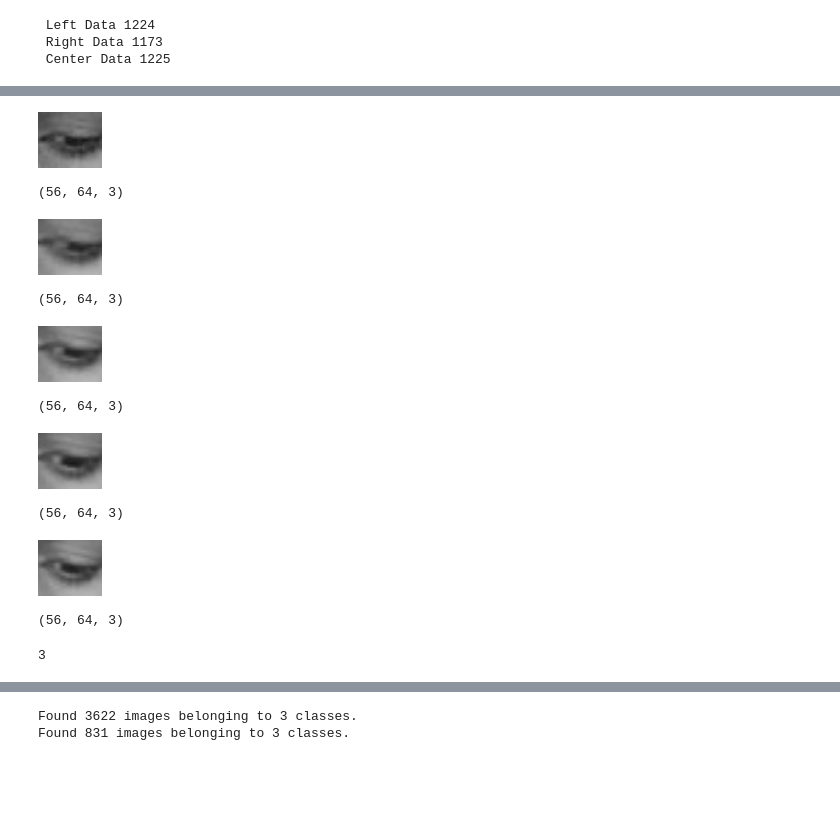
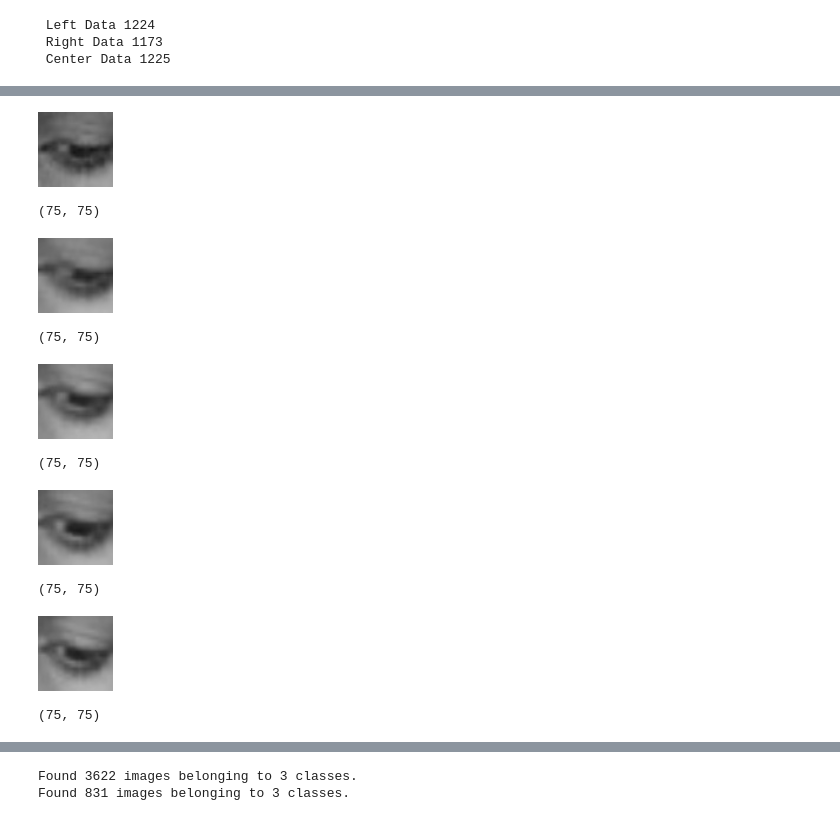
Before and after one commit to ImranRiazChohan/EyeGazeMovementDetection, a Jupyter notebook: TrainingEyeGazeMovementClassification.ipynb, the cells around one changed output, grey strips where cells are left out. Drawn from its saved outputs; the diff is of its cells as text; code cells hidden in the pictures; blank space fills up the shorter version.

```diff
--- a/TrainingEyeGazeMovementClassification.ipynb
+++ b/TrainingEyeGazeMovementClassification.ipynb
@@ -40,6 +53,21 @@ len(center_data))
+# %%
+train_right_img=[]
+for i in range(len(right_data)):
+  path=train_right+"/"+right_data[i]
+  img=cv2.imread(path)
+  img=cv2.cvtColor(img,cv2.COLOR_BGR2GRAY)
+  cvt_img=cv2.resize(img,(75,75),1)
+  train_right_img.append(cvt_img)
+# %%
+train_center_img=[]
+for i in range(len(center_data)):
+  path=train_center+"/"+center_data[i]
+  img=cv2.imread(path)
+  img=cv2.cvtColor(img,cv2.COLOR_BGR2GRAY)
+  cvt_img=cv2.resize(img,(75,75),1)
+  train_center_img.append(cvt_img)
 # %%
 for i in range(0,5):
-  path=train_left+'/'+left_data[i]
-  image=cv2.imread(path)
-  cv2_imshow(image)
+  cv2_imshow(train_left_img[i])
+  print(train_left_img[i].shape)
 # %% [output]
@@ -51,6 +84,5 @@ for i in range(0,5):
 # %%
 for i in range(0,5):
-  path=train_right+'/'+right_data[i]
-  image=cv2.imread(path)
-  cv2_imshow(image)
+  cv2_imshow(train_right_img[i])
+  print(train_right_img[i].shape)
 # %% [output]
@@ -62,24 +99,18 @@ for i in range(0,5):
 # %%
 for i in range (0,5):
-  path=train_center+"/"+center_data[i]
-  image=cv2.imread(path)
-  cv2_imshow(image)
-  print(image.shape)
+  cv2_imshow(train_center_img[i])
+  print(train_center_img[i].shape)
 # %% [output]
-[figure, old version]
+[figure, new version]
-(56, 64, 3)
+(75, 75)
-[figure, old version]
+[figure, new version]
-(56, 64, 3)
+(75, 75)
-[figure, old version]
+[figure, new version]
-(56, 64, 3)
+(75, 75)
-[figure, old version]
+[figure, new version]
-(56, 64, 3)
+(75, 75)
-[figure, old version]
+[figure, new version]
-(56, 64, 3)
+(75, 75)
-# %%
-image.ndim
-# %% [output]
-3
 # %%
 test_data_dir=os.path.join(Orignal_dir,"test")
 test_center_data=os.path.join(test_data_dir,"center")
```
Also changed, not shown: parts of 14 cells of this notebook.
